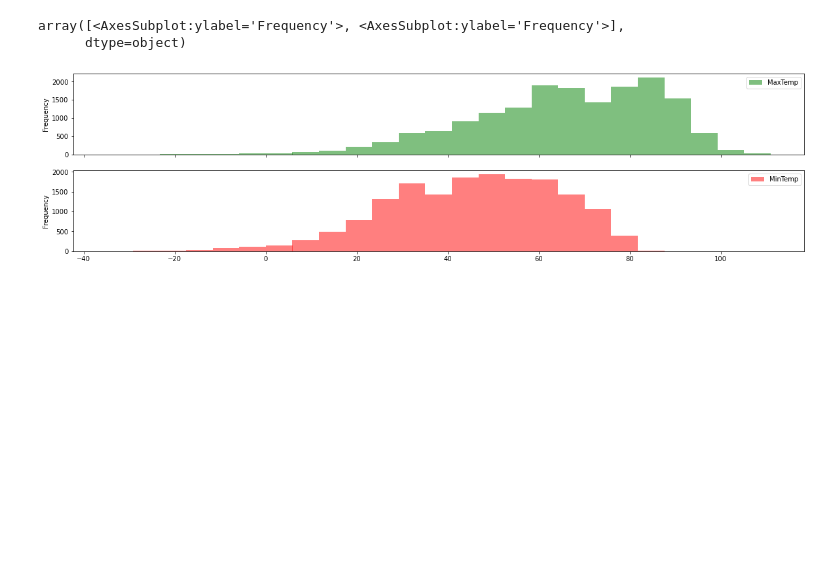
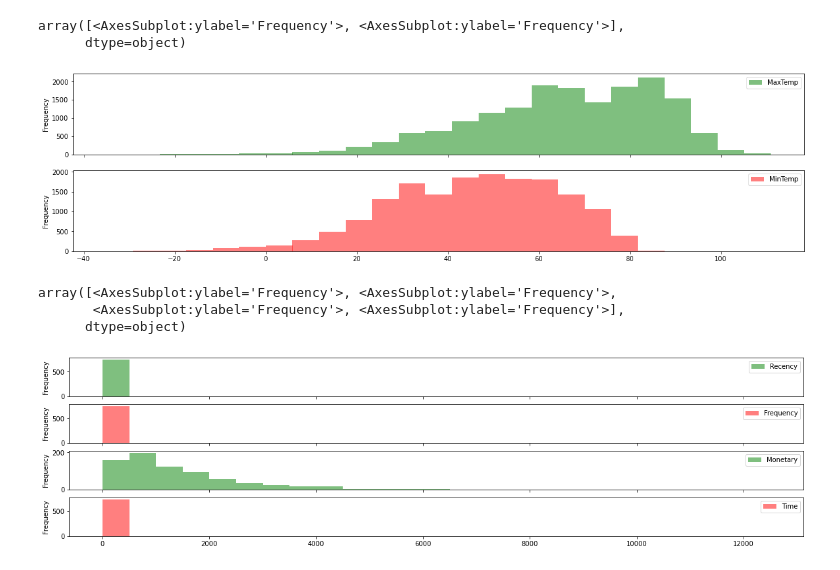
Before and after one commit to Rush-ing4u/rush, a Jupyter notebook: data_science/data_analysis1.ipynb, the cells around one changed output. Drawn from its saved outputs; the diff is of its cells as text; code cells hidden in the pictures; blank space fills up the shorter version.

```diff
--- a/data_science/data_analysis1.ipynb
+++ b/data_science/data_analysis1.ipynb
@@ -277,3 +277,13 @@ weather[['MaxTemp','MinTemp']].plot(figsize = (20,5),
 array([<AxesSubplot:ylabel='Frequency'>, <AxesSubplot:ylabel='Frequency'>],
       dtype=object)
 [figure]
+# %%
+blood = pd.read_csv('bloodtransfusion.csv' , dayfirst = True)
+# %%
+blood[['Recency','Frequency','Monetary','Time','Class']].plot(figsize = (20,5),
+    kind = 'hist', color = ['green','red'],bins = 25 , alpha =0.5, subplots = True)
+# %% [output]
+array([<AxesSubplot:ylabel='Frequency'>, <AxesSubplot:ylabel='Frequency'>,
+       <AxesSubplot:ylabel='Frequency'>, <AxesSubplot:ylabel='Frequency'>],
+      dtype=object)
+[figure, added]
```
Also changed, not shown: parts of 1 cell of this notebook, 8 other files.
